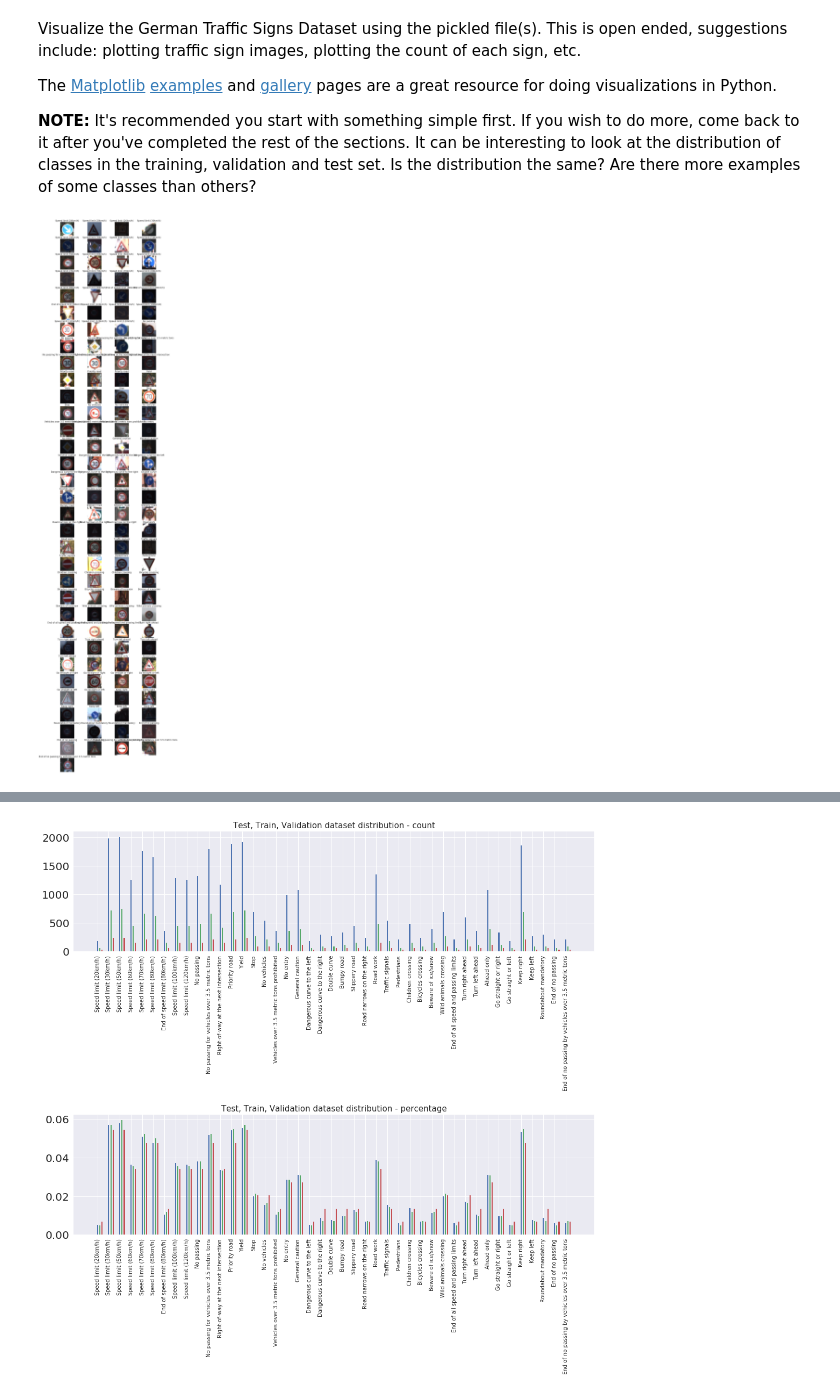
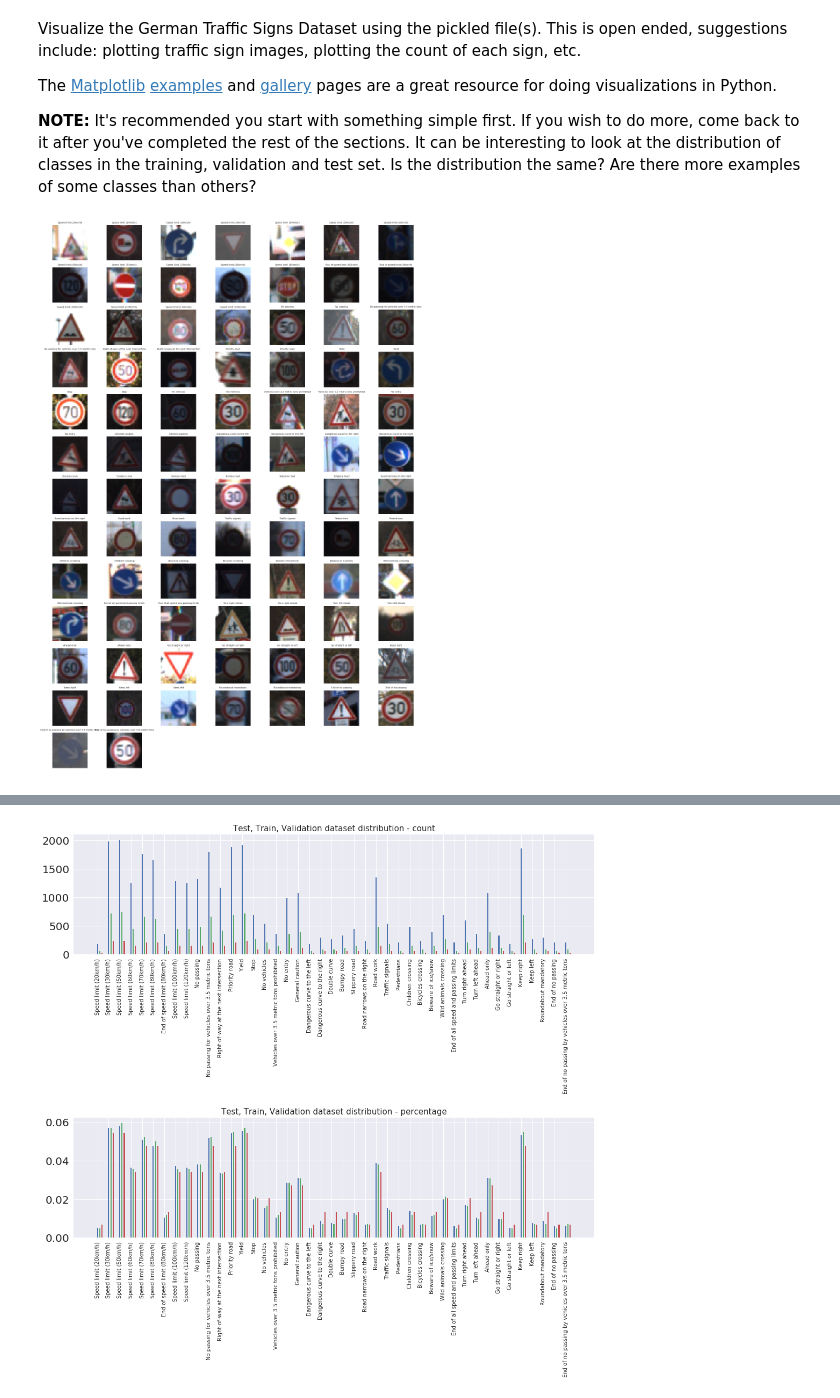
Before and after one commit to chenglulu1127/CarND-Traffic-Sign-Classifier-Project, a Jupyter notebook: Traffic_Sign_Classifier.ipynb, the cells around one changed output, grey strips where cells are left out. Saved outputs shown, nothing was run; the diff lists cells and outputs as text; code cells hidden in the pictures.

Commit message:
add plots

```diff
--- a/Traffic_Sign_Classifier.ipynb
+++ b/Traffic_Sign_Classifier.ipynb
@@ -102,27 +102,27 @@ import matplotlib.pyplot as plt
 # %%
 import random
 import pandas as pd
 
 to_plot = list()
 for i in range(43):
-    to_plot.append(np.random.choice(np.where(y_train == i)[0], size=3, replace = False)[0:10])
+    to_plot.append(np.random.choice(np.where(y_train == i)[0], size=2, replace = False)[0:10])
 to_plot = [item for items in to_plot for item in items]
 
 signnames = pd.read_csv('signnames.csv')
 signnames.set_index('ClassId',inplace=True)
 
-plt.figure(figsize=(20,108))
+plt.figure(figsize=(20,30))
 ind = 1
 for i in to_plot:
     label = signnames.loc[y_train[i]].SignName
-    ax = plt.subplot(33,4,ind)
-    ax.set_title(label)
+    ax = plt.subplot(13,7,ind)
+    ax.set_title(label,fontsize=7)
     plt.imshow(X_train[i])
     plt.axis('off')
     ind = ind + 1
 plt.savefig('plots/random_examples.png',bbox_inches='tight')
 # %% [output]
-[figure, old version]
+[figure, new version]
 # %%
 import matplotlib.pyplot as plt
 import seaborn as sns
```
Also changed, not shown: parts of 4 cells of this notebook, 7 other files.
